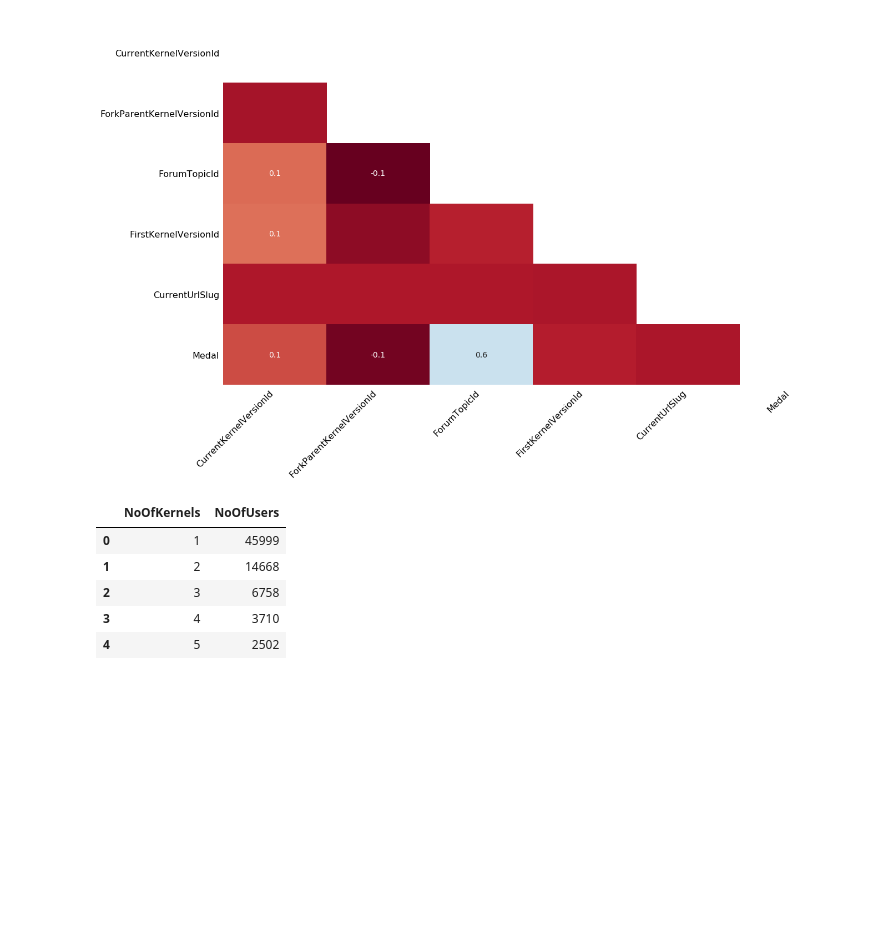
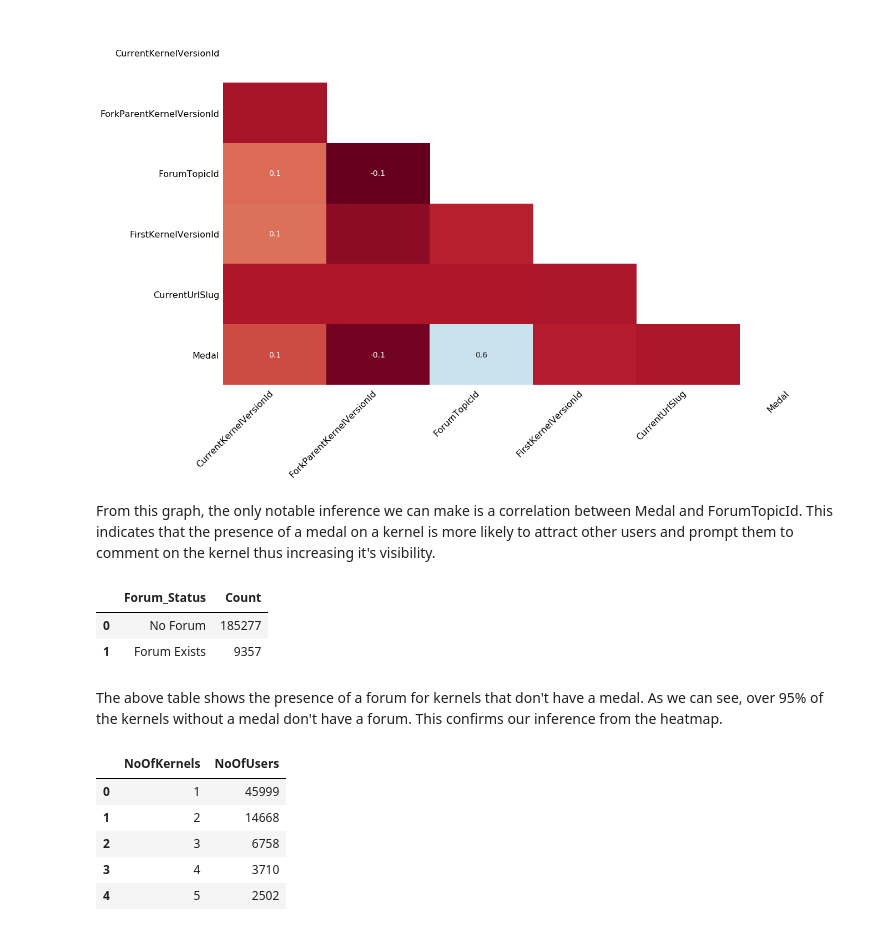
Before and after one commit to aravindpanil/Recommender, a Jupyter notebook: Kernels/Aravind_EDA.ipynb, the cells around one changed output. Saved outputs shown, nothing was run; the diff lists cells and outputs as text; code cells hidden in the pictures; blank space fills up the shorter version.

```diff
--- a/Kernels/Aravind_EDA.ipynb
+++ b/Kernels/Aravind_EDA.ipynb
@@ -63,6 +127,27 @@ msno.heatmap(kernels)
 # %% [output]
 <matplotlib.axes._subplots.AxesSubplot at 0x...>
 [figure]
+# %% [markdown]
+From this graph, the only notable inference we can make is a correlation between Medal and ForumTopicId. This indicates that the presence of a medal on a kernel is more likely to attract other users and prompt them to comment on the kernel thus increasing it's visibility.
+# %%
+#Finding relation between forum ID and Medal
+temp = kernels[['ForumTopicId','Medal']].copy()
+temp1 = temp[(temp.Medal.isnull())].copy()
+temp1['ForumTopicId'].fillna(0,inplace = True)
+temp1.loc[temp1['ForumTopicId'] > 0] = 1
+temp2 = temp1['ForumTopicId'].value_counts()
+temp2 = temp2.to_frame().reset_index()
+temp2.columns = ['Forum_Status','Count']
+temp2.Forum_Status = temp2.Forum_Status.astype(str)
+temp2.iloc[0,0] = 'No Forum'
+temp2.iloc[1,0] = 'Forum Exists'
+temp2
+# %% [output]
+|  | Forum_Status | Count |
+| 0 | No Forum | 185277 |
+| 1 | Forum Exists | 9357 |
+# %% [markdown]
+The above table shows the presence of a forum for kernels that don't have a medal. As we can see, over 95% of the kernels without a medal don't have a forum. This confirms our inference from the heatmap.
 # %%
 #Number of kernels wrt Users
 user_kernel_no = kernels['AuthorUserId'].value_counts().reset_index()
```
Also changed, not shown: parts of 21 cells of this notebook.
